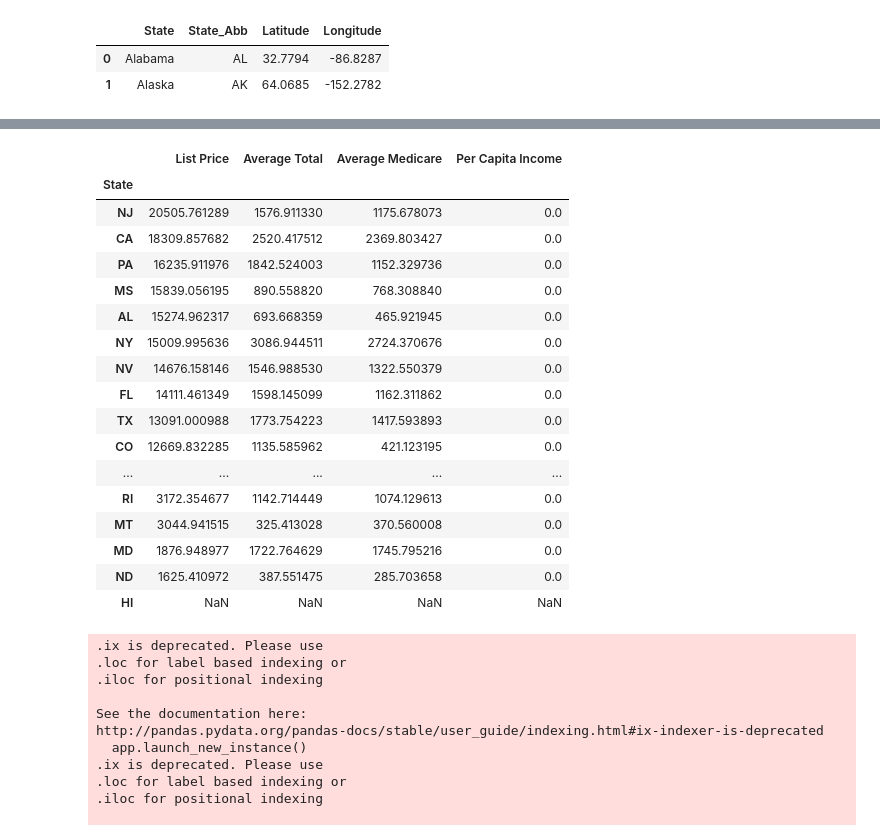
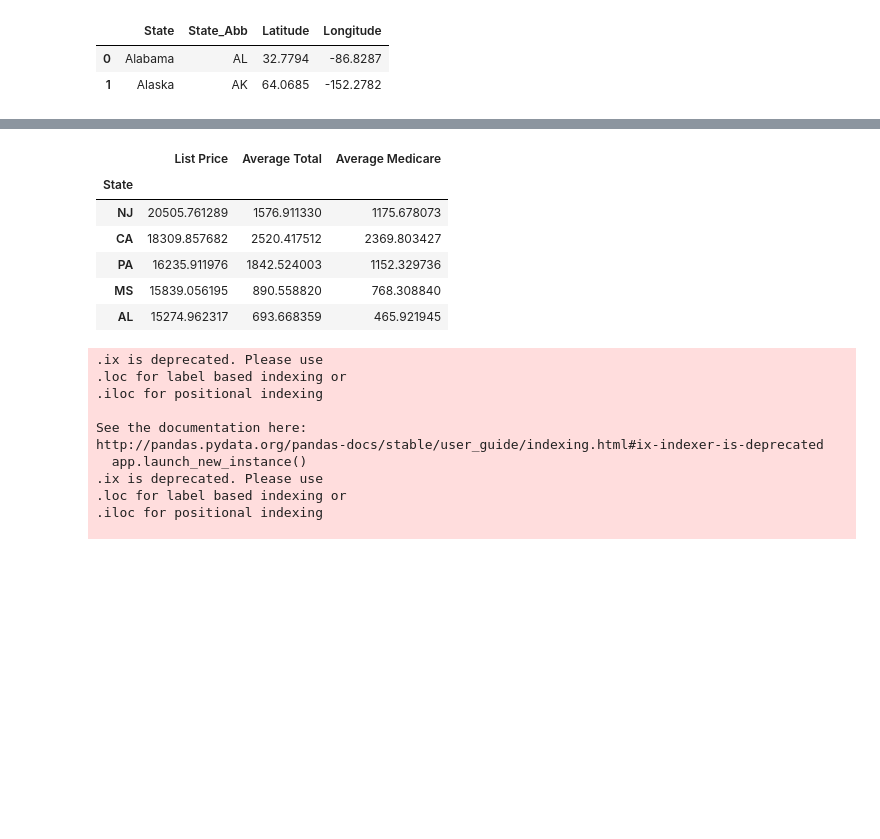
Before and after one commit to BrandinO771/viper_proj_1, a Jupyter notebook: calculations_ron/medical_deltas.ipynb, the cells around one changed output, grey strips where cells are left out. Cells and saved outputs as stored; diff of their text form; code cells hidden in the pictures; blank space fills up the shorter version.

```diff
--- a/calculations_ron/medical_deltas.ipynb
+++ b/calculations_ron/medical_deltas.ipynb
@@ -40,16 +41,16 @@ for i in range(len(drg_master)):
 
     for j in range (len(centroids)):
         if str(centroids.iloc[j]['State_Abb']) == str(drg_master.iloc[i]['State']):
-            drg_master.ix[i, 'Latitude'] = centroids.iloc[j]['Latitude']
-            drg_master.ix[i, 'Longitude'] = centroids.iloc[j]['Longitude']
+            drg_master.at[i, 'Latitude'] = centroids.iloc[j]['Latitude']
+            drg_master.at[i, 'Longitude'] = centroids.iloc[j]['Longitude']
         if str(census_master.iloc[j]['State']) == str(drg_master.iloc[i]['State']):
             try:
-                drg_master.ix[i, 'Per Capita Income'] = census_master.iloc[j]['Per Capita Income']
-                drg_master.ix[i, 'Poverty Rate'] = census_master.iloc[j]['Poverty Rate']
-                drg_master.ix[i, 'Median Age'] = census_master.iloc[j]['Median Age']
+                drg_master.at[i, 'Per Capita Income'] = census_master.iloc[j]['Per Capita Income']
+                drg_master.at[i, 'Poverty Rate'] = census_master.iloc[j]['Poverty Rate']
+                drg_master.at[i, 'Median Age'] = census_master.iloc[j]['Median Age']
             except (KeyError, IndexError):
-                drg_master.ix[i, 'Per Capita Income'] = ''
-                drg_master.ix[i, 'Poverty Rate'] = ''
-                drg_master.ix[i, 'Median Age'] = ''
-drg_master.head()
+                drg_master.at[i, 'Per Capita Income'] = ''
+                drg_master.at[i, 'Poverty Rate'] = ''
+                drg_master.at[i, 'Median Age'] = ''
+drg_master.head(2)
 # %% [output]
@@ -94,26 +75,15 @@ joint_stdev = joint_master.groupby('State').std().drop(['Provider Id', 'Zip Code
 #joint_stdev.sort_values(by=['Average Total'], ascending=False)
 # %%
 #Print Diabetes Std_Dev sorted by List Price (covered charges)
-diabetes_stdev.sort_values(by=['List Price'], ascending=False)
+diabetes_stdev.sort_values(by=['List Price'], ascending=False).head()
 # %% [output]
-|  | List Price | Average Total | Average Medicare | Per Capita Income |
-| State |  |  |  |  |
-| NJ | 20505.761289 | 1576.911330 | 1175.678073 | 0.0 |
-| CA | 18309.857682 | 2520.417512 | 2369.803427 | 0.0 |
-| PA | 16235.911976 | 1842.524003 | 1152.329736 | 0.0 |
-| MS | 15839.056195 | 890.558820 | 768.308840 | 0.0 |
-| AL | 15274.962317 | 693.668359 | 465.921945 | 0.0 |
-| NY | 15009.995636 | 3086.944511 | 2724.370676 | 0.0 |
-| NV | 14676.158146 | 1546.988530 | 1322.550379 | 0.0 |
-| FL | 14111.461349 | 1598.145099 | 1162.311862 | 0.0 |
-| TX | 13091.000988 | 1773.754223 | 1417.593893 | 0.0 |
-| CO | 12669.832285 | 1135.585962 | 421.123195 | 0.0 |
-| ... | ... | ... | ... | ... |
-| RI | 3172.354677 | 1142.714449 | 1074.129613 | 0.0 |
-| MT | 3044.941515 | 325.413028 | 370.560008 | 0.0 |
-| MD | 1876.948977 | 1722.764629 | 1745.795216 | 0.0 |
-| ND | 1625.410972 | 387.551475 | 285.703658 | 0.0 |
-| HI | NaN | NaN | NaN | NaN |
+|  | List Price | Average Total | Average Medicare |
+| State |  |  |  |
+| NJ | 20505.761289 | 1576.911330 | 1175.678073 |
+| CA | 18309.857682 | 2520.417512 | 2369.803427 |
+| PA | 16235.911976 | 1842.524003 | 1152.329736 |
+| MS | 15839.056195 | 890.558820 | 768.308840 |
+| AL | 15274.962317 | 693.668359 | 465.921945 |
 # %%
 #More Data Munging - add Centroid coordinates by state level, re-add to St_Dev and Average group-by dataframes
 
```
Also changed, not shown: parts of 13 cells of this notebook, 8 other files.
